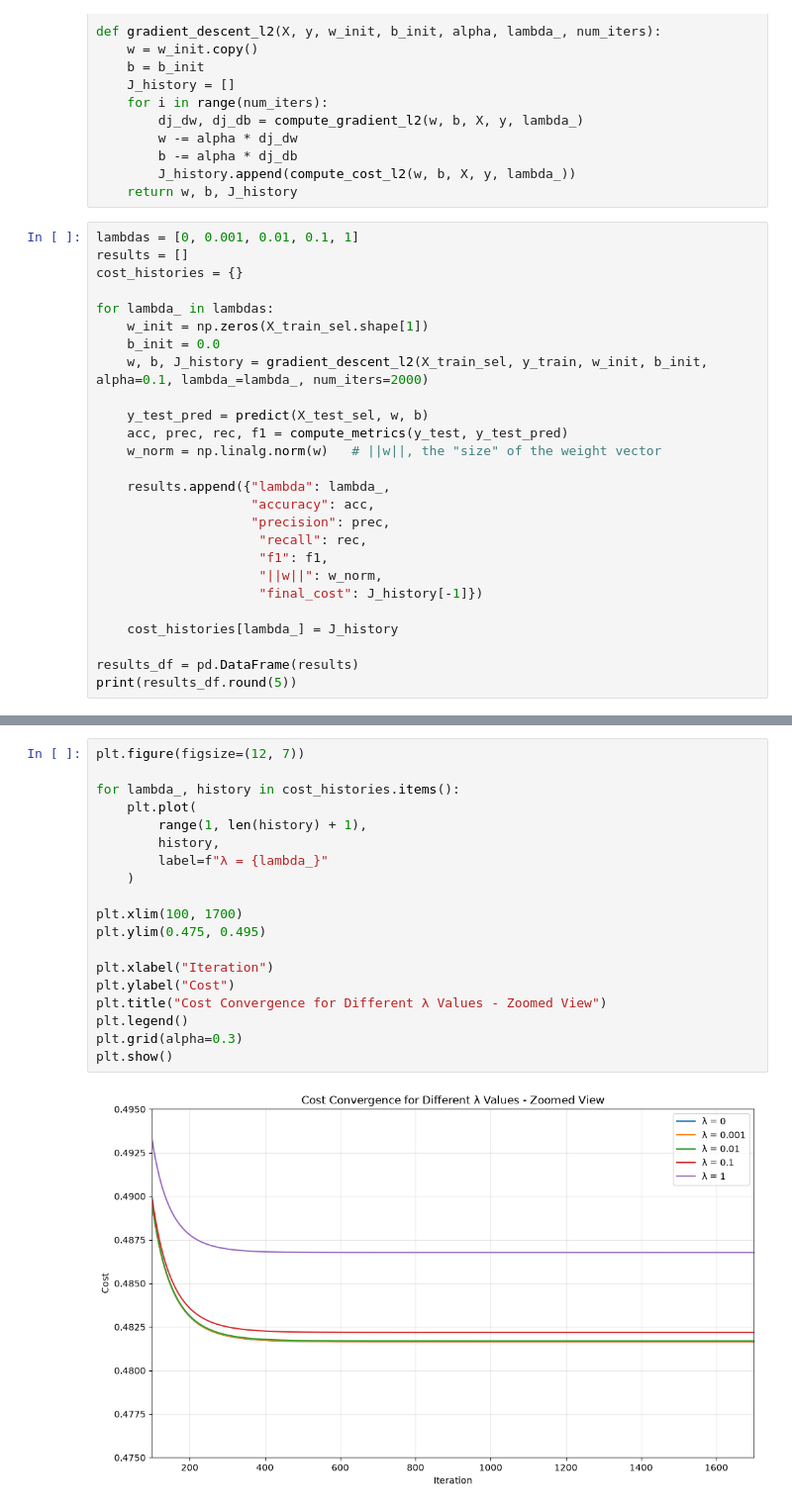
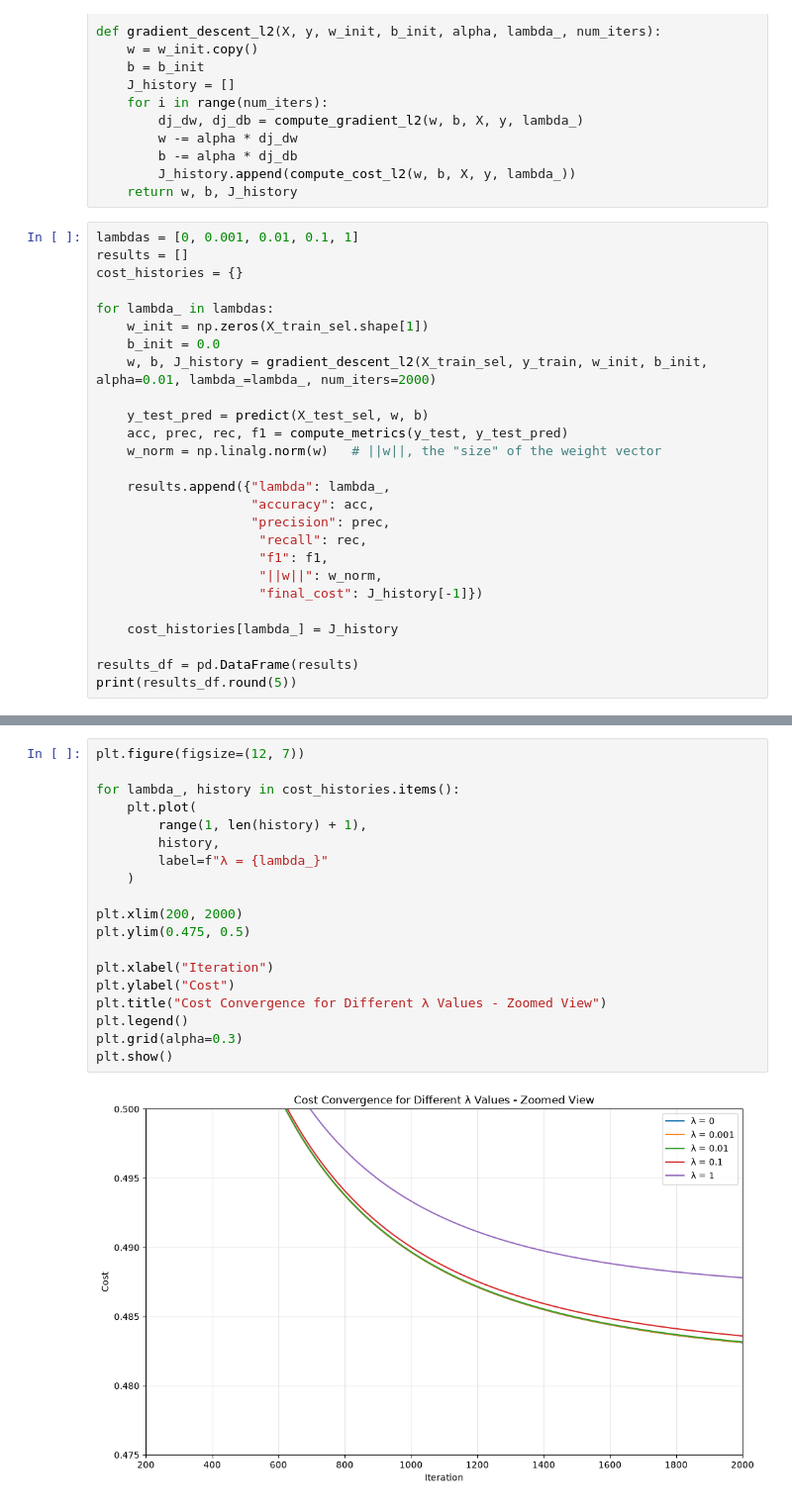
Before and after one commit to Valentina-33/Heart-Disease-Risk-Prediction, a Jupyter notebook: heart_disease_lr_analysis.ipynb, the cells around one changed output, grey strips where cells are left out. Shown at 99% size. Cells and saved outputs as stored; diff of their text form.

```diff
--- a/heart_disease_lr_analysis.ipynb
+++ b/heart_disease_lr_analysis.ipynb
@@ -611,7 +611,7 @@ cost_histories = {}
 for lambda_ in lambdas:
     w_init = np.zeros(X_train_sel.shape[1])
     b_init = 0.0
-    w, b, J_history = gradient_descent_l2(X_train_sel, y_train, w_init, b_init, alpha=0.1, lambda_=lambda_, num_iters=2000)
+    w, b, J_history = gradient_descent_l2(X_train_sel, y_train, w_init, b_init, alpha=0.01, lambda_=lambda_, num_iters=2000)
 
     y_test_pred = predict(X_test_sel, w, b)
     acc, prec, rec, f1 = compute_metrics(y_test, y_test_pred)
@@ -639,22 +639,22 @@ print(results_df.round(5))
 # %%
 plt.figure(figsize=(12, 7))
 
 for lambda_, history in cost_histories.items():
     plt.plot(
         range(1, len(history) + 1),
         history,
         label=f"λ = {lambda_}"
     )
 
-plt.xlim(100, 1700)
-plt.ylim(0.475, 0.495)
+plt.xlim(200, 2000)
+plt.ylim(0.475, 0.5)
 
 plt.xlabel("Iteration")
 plt.ylabel("Cost")
 plt.title("Cost Convergence for Different λ Values - Zoomed View")
 plt.legend()
 plt.grid(alpha=0.3)
 plt.show()
 # %% [output]
-[figure, old version]
+[figure, new version]
 # %% [markdown]
```
Also changed, not shown: parts of 7 cells of this notebook.
